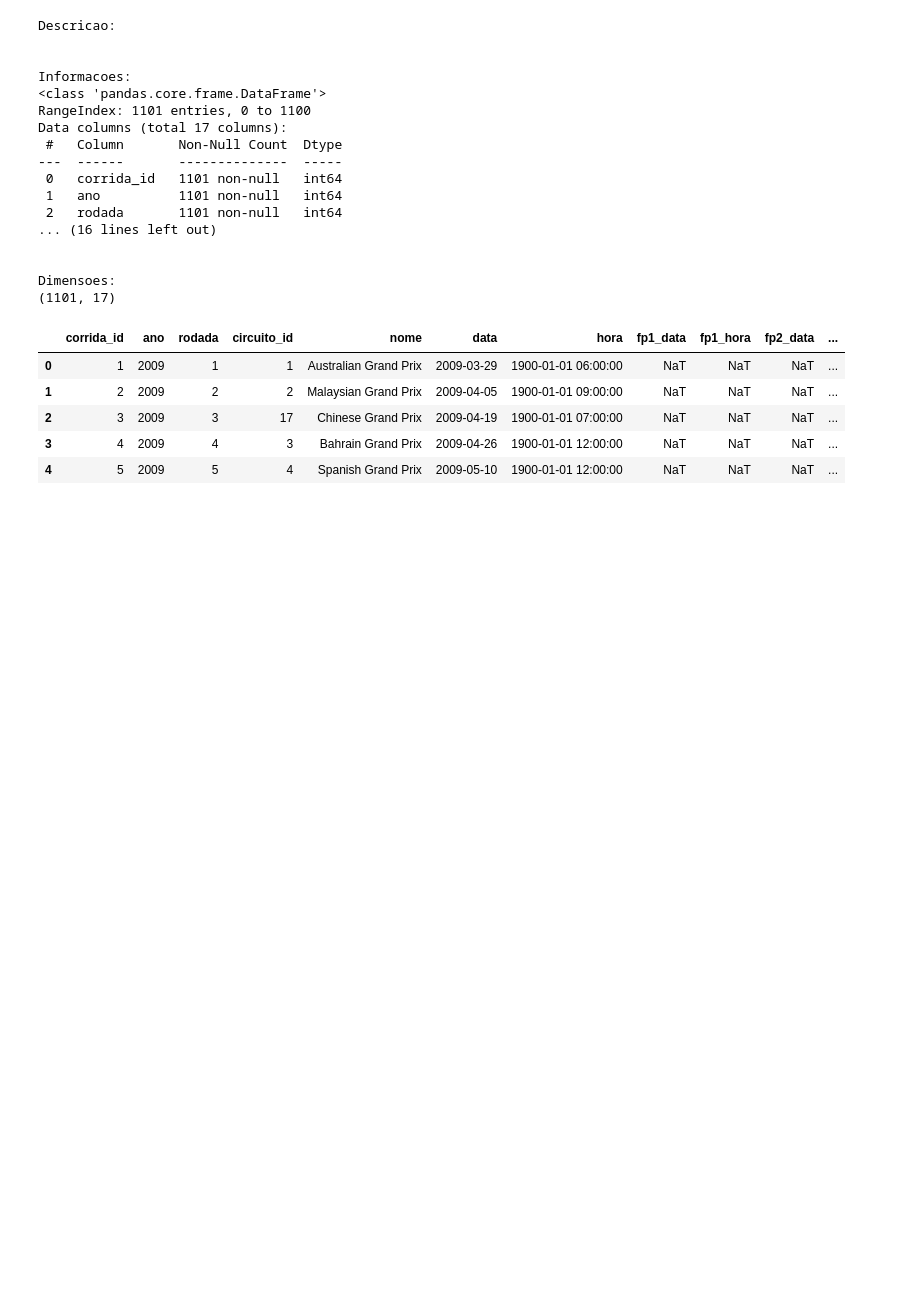
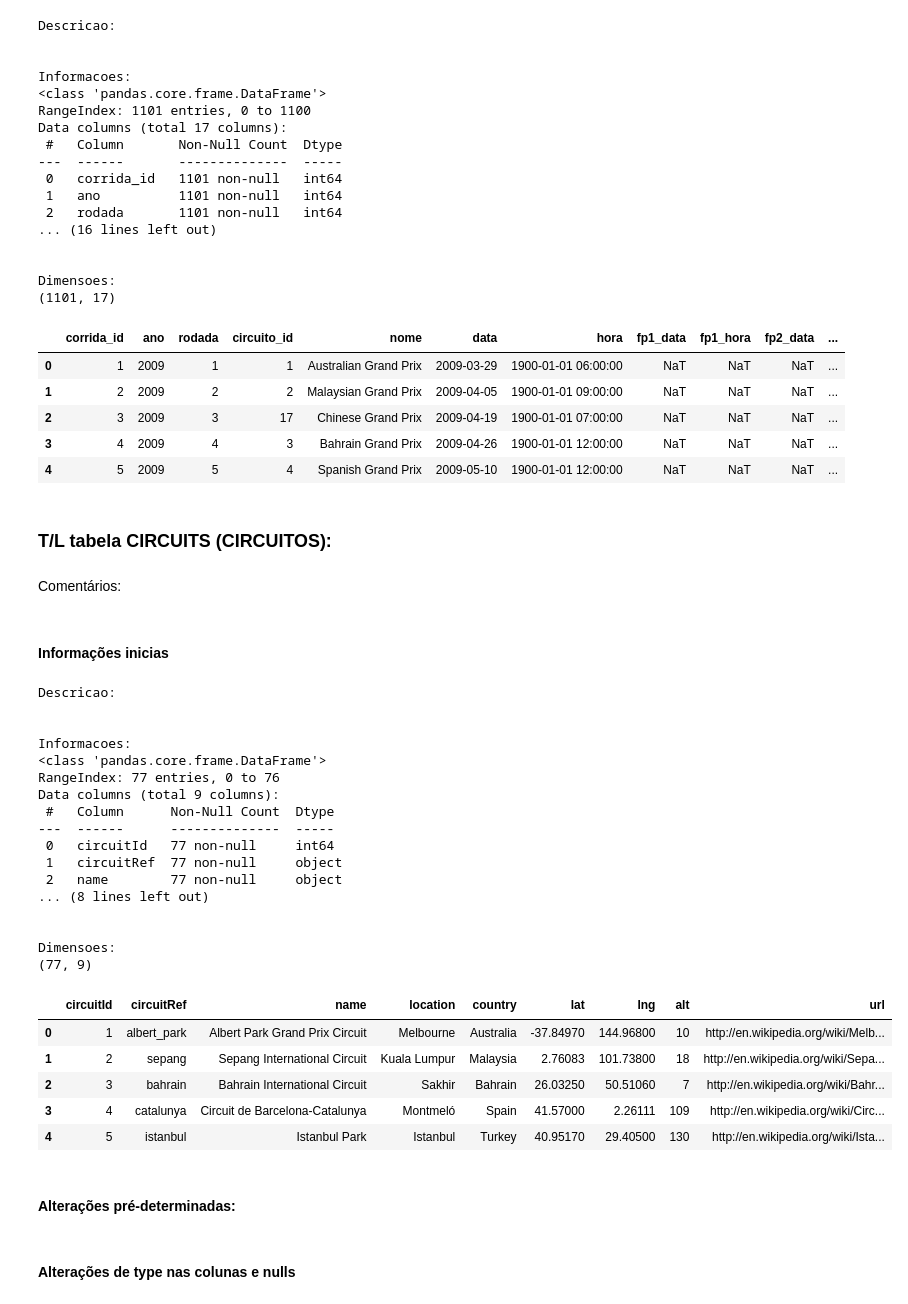
Before and after one commit to augustopinho/fatec_ipi_projeto_integrador_3, a Jupyter notebook: tratamento_dados.ipynb, the cells around one changed output. Cells and saved outputs as stored; diff of their text form; code cells hidden in the pictures; blank space fills up the shorter version.

```diff
--- a/tratamento_dados.ipynb
+++ b/tratamento_dados.ipynb
@@ -132,3 +142,56 @@ Dimensoes:
 | 2 | 3 | 2009 | 3 | 17 | Chinese Grand Prix | 2009-04-19 | 1900-01-01 07:00:00 | NaT | NaT | NaT | ... |
 | 3 | 4 | 2009 | 4 | 3 | Bahrain Grand Prix | 2009-04-26 | 1900-01-01 12:00:00 | NaT | NaT | NaT | ... |
 | 4 | 5 | 2009 | 5 | 4 | Spanish Grand Prix | 2009-05-10 | 1900-01-01 12:00:00 | NaT | NaT | NaT | ... |
+# %% [markdown]
+### T/L tabela CIRCUITS (CIRCUITOS):
+# %% [markdown]
+Comentários:
+# %% [markdown]
+#### Informações inicias
+# %%
+#Informações
+circuitos.columns
+circuitos.shape
+circuitos.dtypes
+
+print("Descricao: ")
+circuitos.describe()
+print("\n")
+
+# Obtendo informações sobre as colunas
+print("Informacoes: ")
+circuitos.info()
+print("\n")
+
+
+print("Dimensoes: ")
+print(circuitos.shape)
+print("\n")
+
+circuitos.head(5)
+# %% [output]
+Descricao:
+
+
+Informacoes:
+<class 'pandas.core.frame.DataFrame'>
+RangeIndex: 77 entries, 0 to 76
+Data columns (total 9 columns):
+ #   Column      Non-Null Count  Dtype
+---  ------      --------------  -----
+ 0   circuitId   77 non-null     int64
+ 1   circuitRef  77 non-null     object
+ 2   name        77 non-null     object
+... (8 lines left out)
+
+
+Dimensoes:
+(77, 9)
+|  | circuitId | circuitRef | name | location | country | lat | lng | alt | url |
+| 0 | 1 | albert_park | Albert Park Grand Prix Circuit | Melbourne | Australia | -37.84970 | 144.96800 | 10 | http://en.wikipedia.org/wiki/Melb... |
+| 1 | 2 | sepang | Sepang International Circuit | Kuala Lumpur | Malaysia | 2.76083 | 101.73800 | 18 | http://en.wikipedia.org/wiki/Sepa... |
+| 2 | 3 | bahrain | Bahrain International Circuit | Sakhir | Bahrain | 26.03250 | 50.51060 | 7 | http://en.wikipedia.org/wiki/Bahr... |
+| 3 | 4 | catalunya | Circuit de Barcelona-Catalunya | Montmeló | Spain | 41.57000 | 2.26111 | 109 | http://en.wikipedia.org/wiki/Circ... |
+| 4 | 5 | istanbul | Istanbul Park | Istanbul | Turkey | 40.95170 | 29.40500 | 130 | http://en.wikipedia.org/wiki/Ista... |
+# %% [markdown]
+#### Alterações pré-determinadas:
@@ -134,0 +206,2 @@ Dimensoes:
+# %% [markdown]
+#### Alterações de type nas colunas e nulls
```
Also changed, not shown: parts of 17 cells of this notebook.
